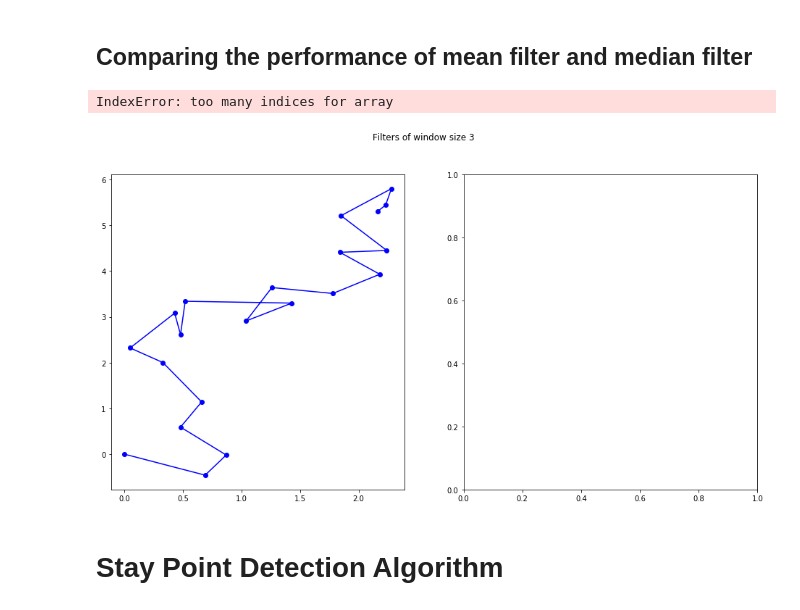
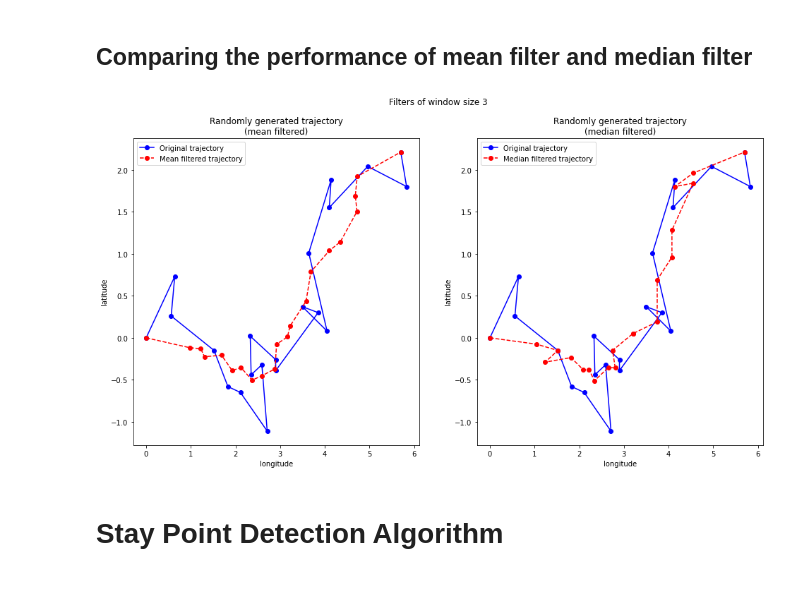
Before and after one commit to tyqiangz/Trajectory-Data-Mining, a Jupyter notebook: Stay Point Analysis in Automatic Identification System Trajectory Data.ipynb, the cells around one changed output. Saved outputs shown, nothing was run; the diff lists cells and outputs as text; code cells hidden in the pictures.

```diff
--- a/Stay Point Analysis in Automatic Identification System Trajectory Data.ipynb
+++ b/Stay Point Analysis in Automatic Identification System Trajectory Data.ipynb
@@ -100,24 +117,24 @@ def plot_traj(traj):
 
 def plot_filtered_traj(traj, mean_traj, median_traj, window_size):
     '''
-    :param traj: trajectory
-    :param mean_traj: trajectory after applying mean filter
-    :param median_traj: trajectory after applying median filter
+    :param traj: a dataframe of lat-lon-time and possibly other variables
+    :param mean_traj: a dataframe of lat-lon-time and possibly other variables
+    :param median_traj: a dataframe of lat-lon-time and possibly other variables
     :param window_size: window size used in the filters
     :return:
-    plots the mean filtered trajectory and median filtered trajectory side-by-side
+        plots the mean filtered trajectory and median filtered trajectory side-by-side
     '''
     fig, axs = plt.subplots(1, 2, figsize=(16,8))
 
     plt.suptitle("Filters of window size " + str(window_size))
 
     axs[0].plot(traj.lon, traj.lat, '-bo')
-    axs[0].plot(mean_traj[:,0], mean_traj[:,1], '--ro')
+    axs[0].plot(mean_traj.lon, mean_traj.lat, '--ro')
     axs[0].set_title("Randomly generated trajectory\n(mean filtered)")
     axs[0].legend(["Original trajectory", "Mean filtered trajectory"], loc='best')
 
     axs[1].plot(traj.lon, traj.lat, '-bo')
-    axs[1].plot(median_traj[:,0], median_traj[:,1], '--ro')
+    axs[1].plot(median_traj.lon, median_traj.lat, '--ro')
     axs[1].set_title("Randomly generated trajectory\n(median filtered)")
     axs[1].legend(["Original trajectory", "Median filtered trajectory"], loc='best')
 
@@ -125,11 +142,3 @@ def plot_filtered_traj(traj, mean_traj, median_traj, window_size):
         ax.set(xlabel='longitude', ylabel='latitude')
 # %% [markdown]
 ## Comparing the performance of mean filter and median filter
-# %%
-mean_traj = np.array([filter(traj=traj, index=i, filter_type="mean") for i in range(len(traj))])
-median_traj = np.array([filter(traj=traj, index=i, filter_type="median") for i in range(len(traj))])
-
-plot_filtered_traj(traj, mean_traj, median_traj, window_size=3)
-# %% [output]
-IndexError: too many indices for array
-[figure, removed]
@@ -141,3 +145,12 @@ plot_filtered_traj(traj, mean_traj, median_traj, 5)
+# %%
+traj = genTrajectory()
+
+mean_traj = getFilteredTraj(traj, filter_type="mean")
+median_traj = getFilteredTraj(traj, filter_type="median")
+
+plot_filtered_traj(traj, mean_traj, median_traj, window_size=3)
+# %% [output]
+[figure, added]
 # %% [markdown]
 # Stay Point Detection Algorithm
 # %%
```
Also changed, not shown: parts of 8 cells of this notebook, 1 other file.
